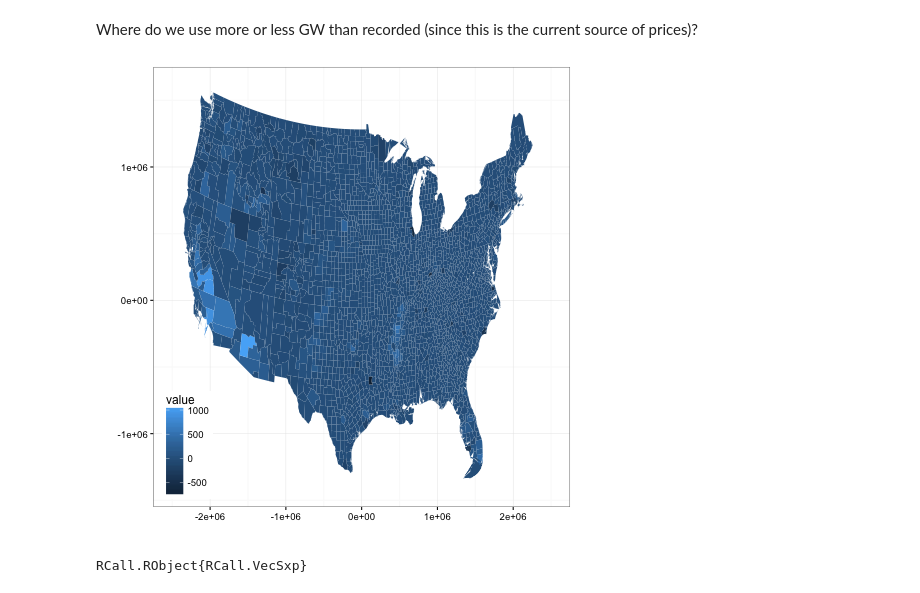
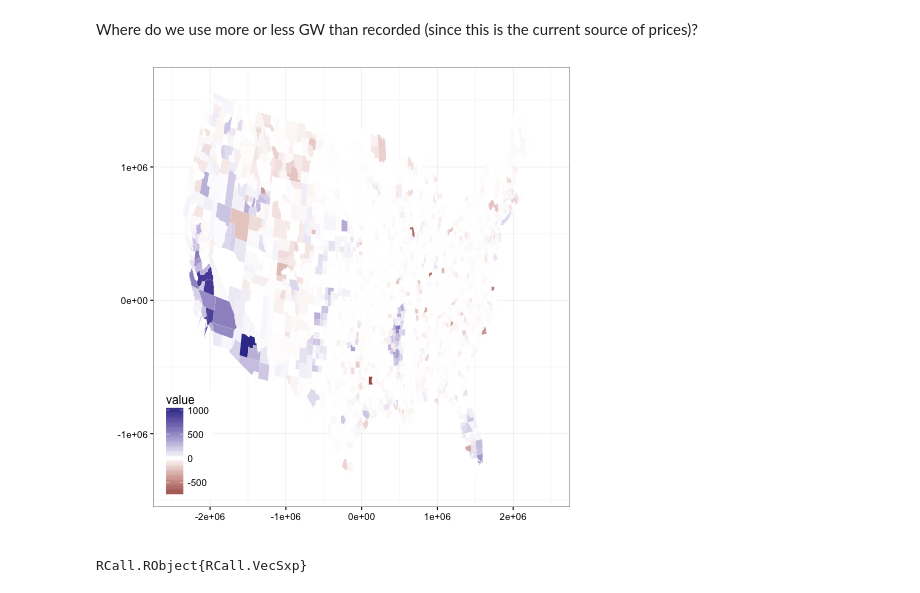
Before and after one commit to AmericasWater/awash, a Jupyter notebook: docs/optimize-waterallocation.ipynb, the cells around one changed output. Drawn from its saved outputs; the diff is of its cells as text; code cells hidden in the pictures.

Commit message:
improve graphics

```diff
--- a/docs/optimize-waterallocation.ipynb
+++ b/docs/optimize-waterallocation.ipynb
@@ -99,7 +99,7 @@ RCall.RObject{RCall.VecSxp}
 Where do we use more or less GW than recorded (since this is the current source of prices)?
 # %%
 df[:value] = convert(DataVector{Float64}, (df[:TO_GW] - df[:optgw]))
-usmap(df)
+usmap(df, true)
 # %% [output]
-[figure, old version]
+[figure, new version]
 RCall.RObject{RCall.VecSxp}
```
Also changed, not shown: parts of 3 cells of this notebook, 1 other file.
